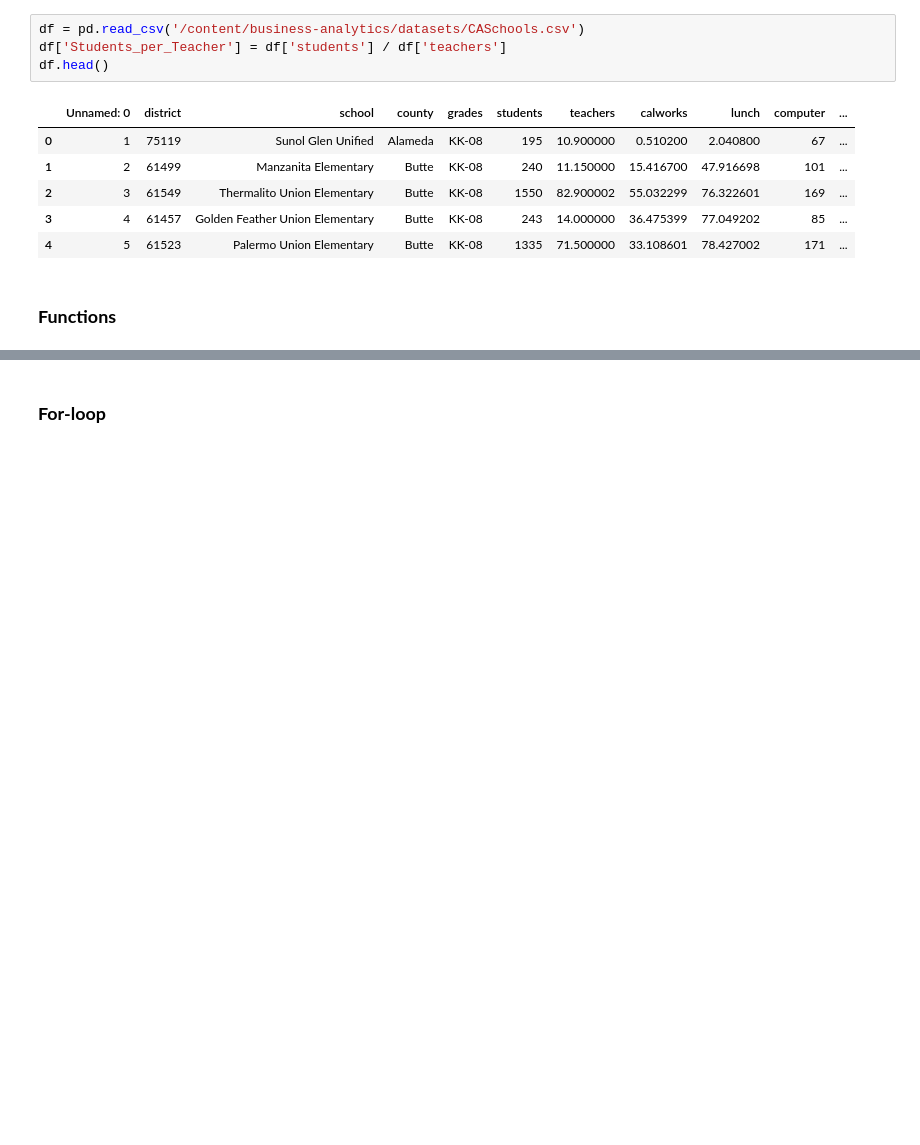
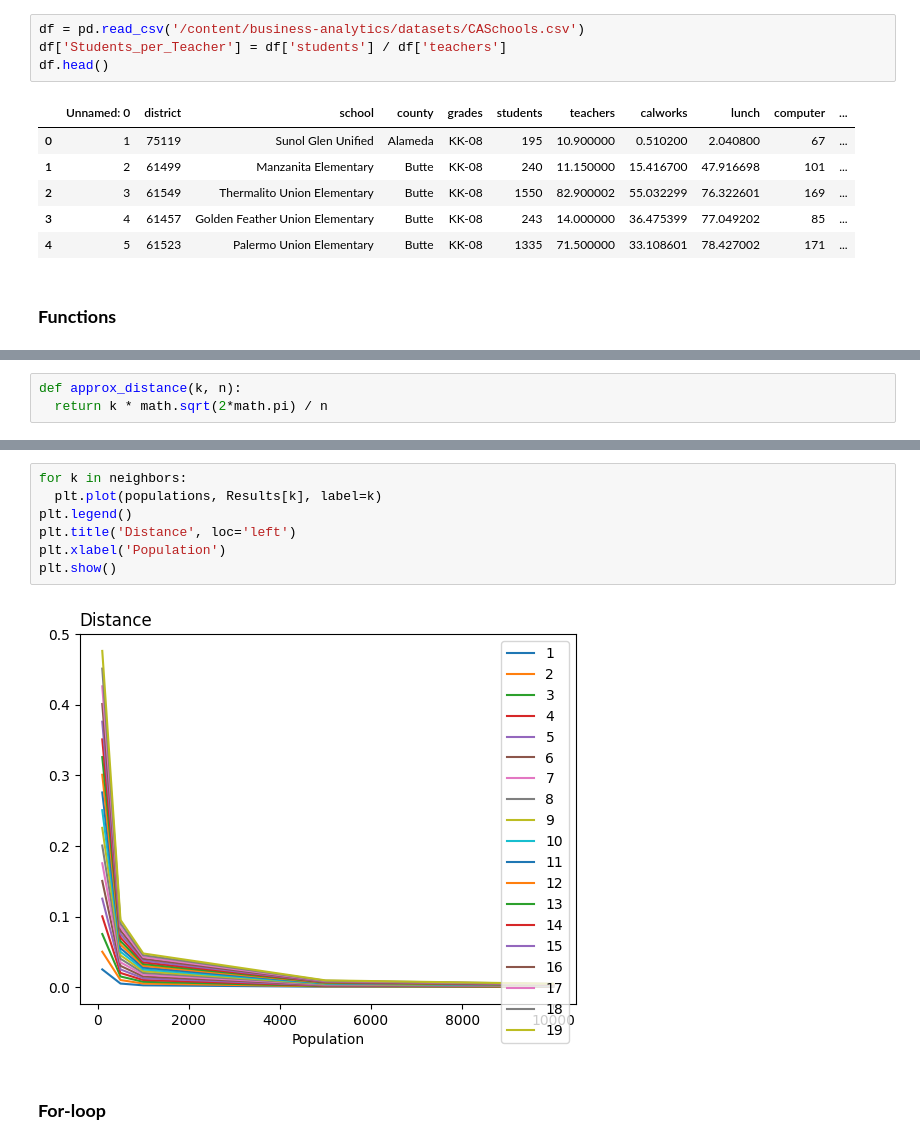
Before and after one commit to pharringtonp19/business-analytics, a Jupyter notebook: notebooks/regression/curse_of_dimensionality.ipynb, the cells around one changed output, grey strips where cells are left out. Drawn from its saved outputs; the diff is of its cells as text; blank space fills up the shorter version.

```diff
--- a/notebooks/regression/curse_of_dimensionality.ipynb
+++ b/notebooks/regression/curse_of_dimensionality.ipynb
@@ -59,0 +63,3 @@ def avg_closest_distance(matrix, k):
+# %%
+def approx_distance(k, n):
+  return k * math.sqrt(2*math.pi) / n
@@ -60,2 +76,11 @@ def avg_closest_distance(matrix, k):
+# %%
+for k in neighbors:
+  plt.plot(populations, Results[k], label=k)
+plt.legend()
+plt.title('Distance', loc='left')
+plt.xlabel('Population')
+plt.show()
+# %% [output]
+[figure, added]
 # %% [markdown]
 ### **For-loop**
```
Also changed, not shown: parts of 13 cells of this notebook.
